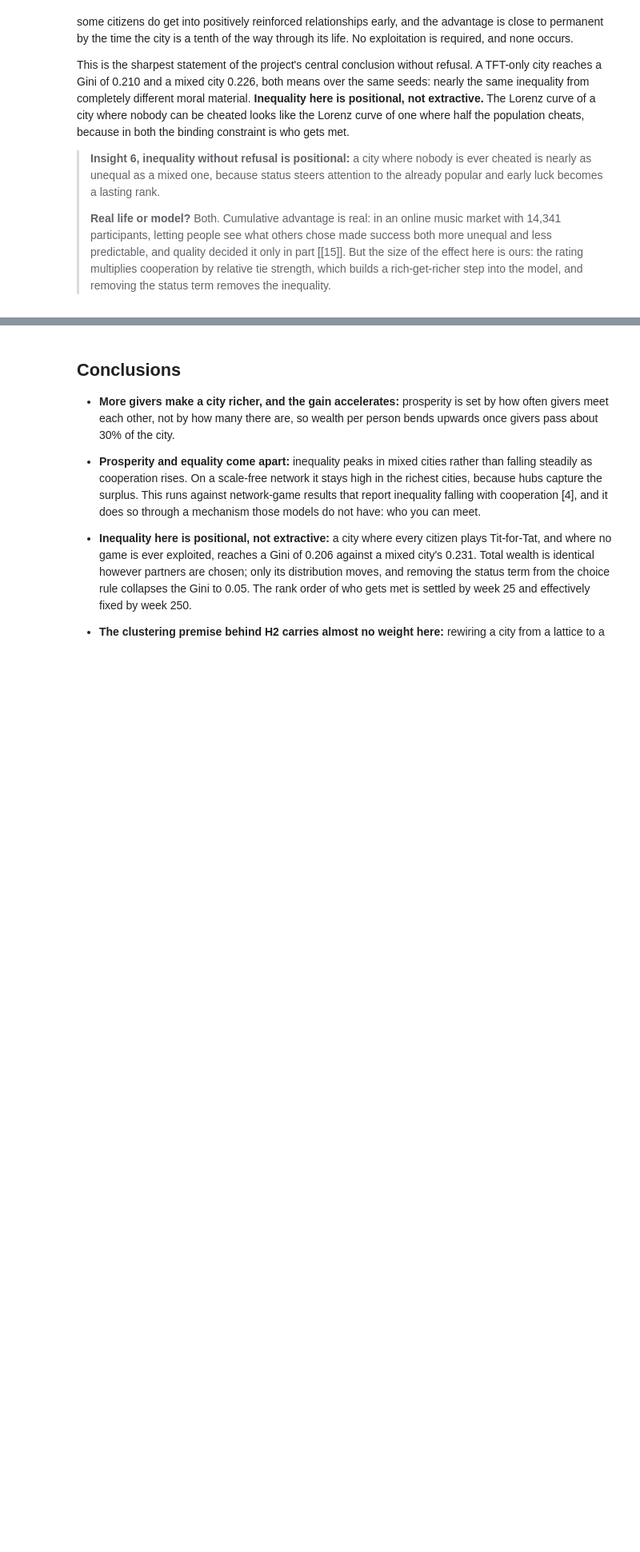
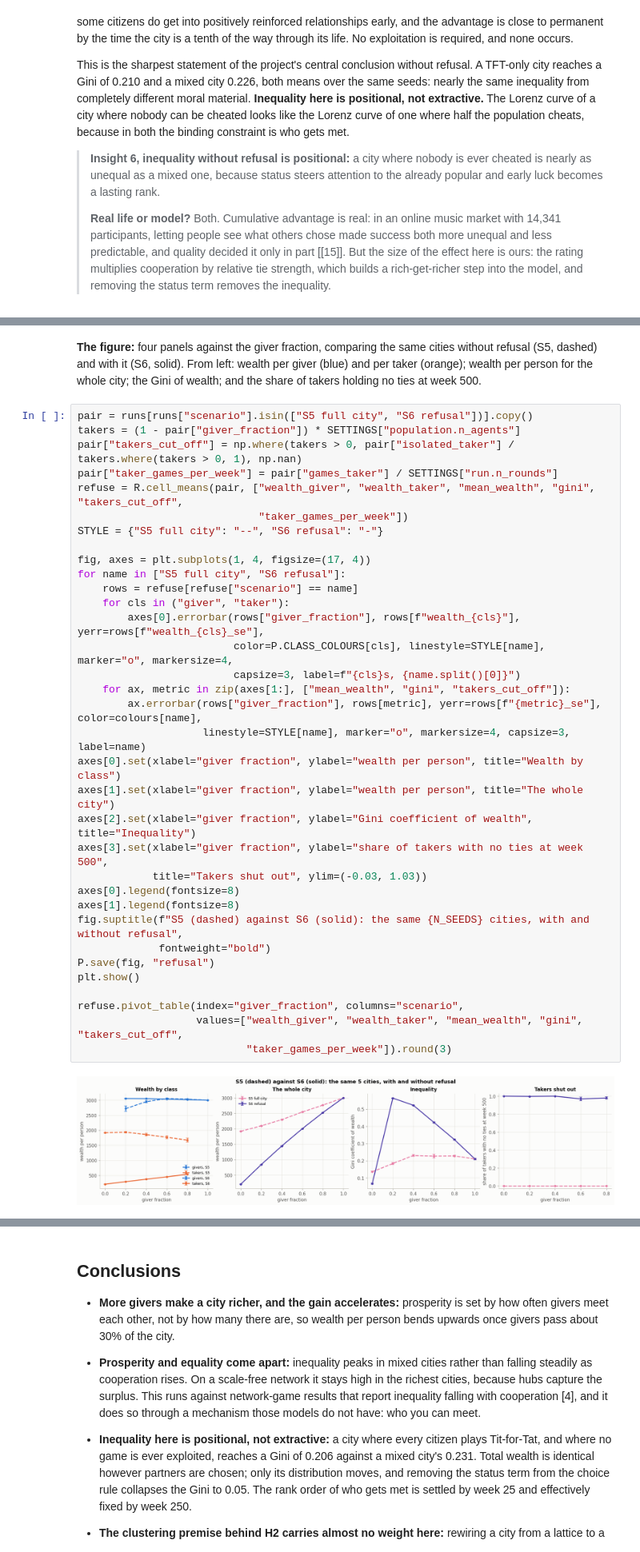
Before and after one commit to Precipicee/cits4403-project, a Jupyter notebook: notebooks/Project.ipynb, the cells around one changed output, grey strips where cells are left out. Shown at 80% size. Drawn from its saved outputs; the diff is of its cells as text; blank space fills up the shorter version.

Commit message:
added the refusal and forgiveness sections to the notebook

```diff
--- a/notebooks/Project.ipynb
+++ b/notebooks/Project.ipynb
@@ -1148,0 +1153,38 @@ one where half the population cheats, because in both the binding constraint is
+# %% [markdown]
+**The figure:** four panels against the giver fraction, comparing the same cities without refusal (S5, dashed) and with it (S6, solid). From left: wealth per giver (blue) and per taker (orange); wealth per person for the whole city; the Gini of wealth; and the share of takers holding no ties at week 500.
+# %%
+pair = runs[runs["scenario"].isin(["S5 full city", "S6 refusal"])].copy()
+takers = (1 - pair["giver_fraction"]) * SETTINGS["population.n_agents"]
+pair["takers_cut_off"] = np.where(takers > 0, pair["isolated_taker"] / takers.where(takers > 0, 1), np.nan)
+pair["taker_games_per_week"] = pair["games_taker"] / SETTINGS["run.n_rounds"]
+refuse = R.cell_means(pair, ["wealth_giver", "wealth_taker", "mean_wealth", "gini", "takers_cut_off",
+                             "taker_games_per_week"])
+STYLE = {"S5 full city": "--", "S6 refusal": "-"}
+
+fig, axes = plt.subplots(1, 4, figsize=(17, 4))
+for name in ["S5 full city", "S6 refusal"]:
+    rows = refuse[refuse["scenario"] == name]
+    for cls in ("giver", "taker"):
+        axes[0].errorbar(rows["giver_fraction"], rows[f"wealth_{cls}"], yerr=rows[f"wealth_{cls}_se"],
+                         color=P.CLASS_COLOURS[cls], linestyle=STYLE[name], marker="o", markersize=4,
+                         capsize=3, label=f"{cls}s, {name.split()[0]}")
+    for ax, metric in zip(axes[1:], ["mean_wealth", "gini", "takers_cut_off"]):
+        ax.errorbar(rows["giver_fraction"], rows[metric], yerr=rows[f"{metric}_se"], color=colours[name],
+                    linestyle=STYLE[name], marker="o", markersize=4, capsize=3, label=name)
+axes[0].set(xlabel="giver fraction", ylabel="wealth per person", title="Wealth by class")
+axes[1].set(xlabel="giver fraction", ylabel="wealth per person", title="The whole city")
+axes[2].set(xlabel="giver fraction", ylabel="Gini coefficient of wealth", title="Inequality")
+axes[3].set(xlabel="giver fraction", ylabel="share of takers with no ties at week 500",
+            title="Takers shut out", ylim=(-0.03, 1.03))
+axes[0].legend(fontsize=8)
+axes[1].legend(fontsize=8)
+fig.suptitle(f"S5 (dashed) against S6 (solid): the same {N_SEEDS} cities, with and without refusal",
+             fontweight="bold")
+P.save(fig, "refusal")
+plt.show()
+
+refuse.pivot_table(index="giver_fraction", columns="scenario",
+                   values=["wealth_giver", "wealth_taker", "mean_wealth", "gini", "takers_cut_off",
+                           "taker_games_per_week"]).round(3)
+# %% [output]
+[figure, added]
```
Also changed, not shown: parts of 9 cells of this notebook.
